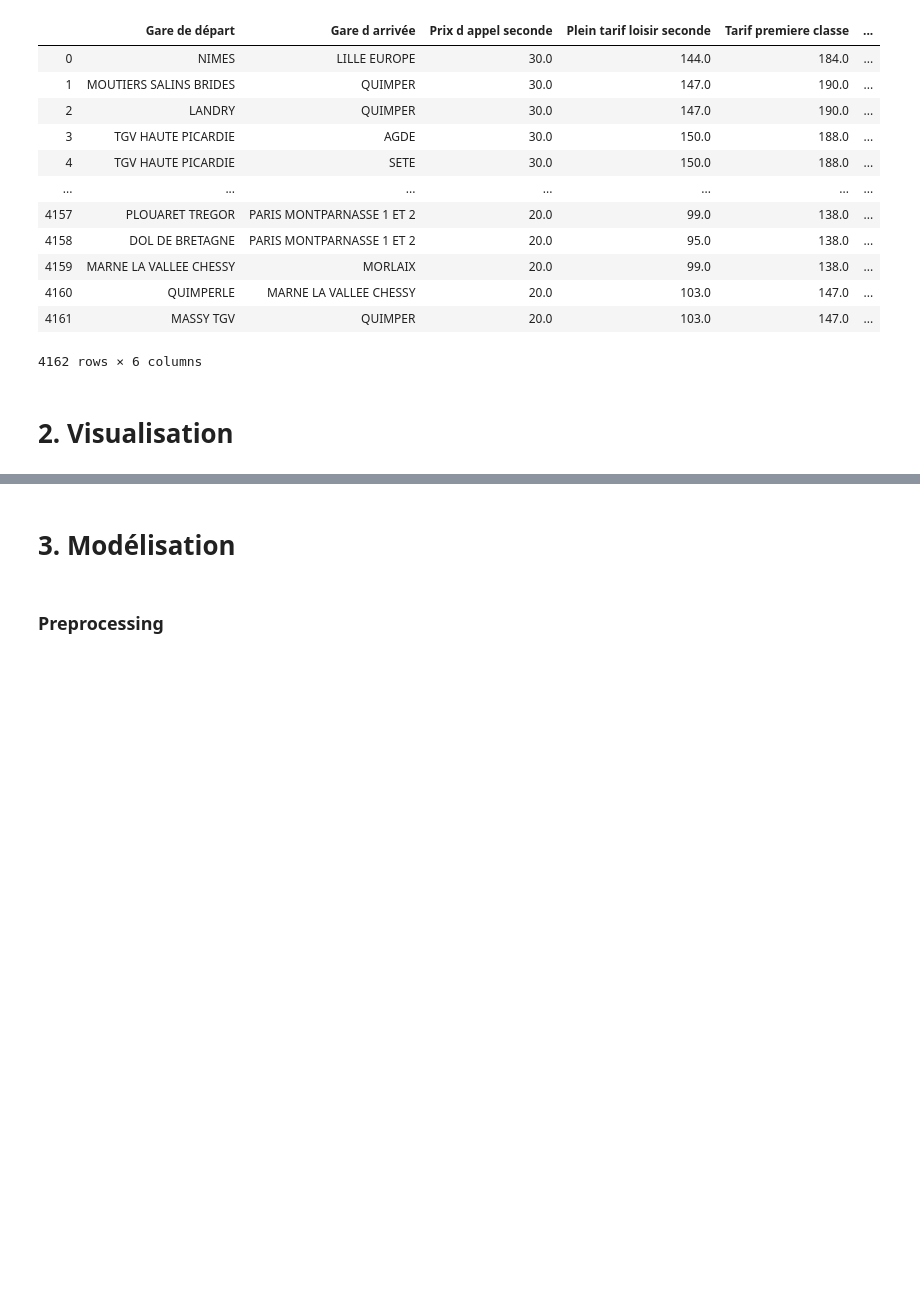
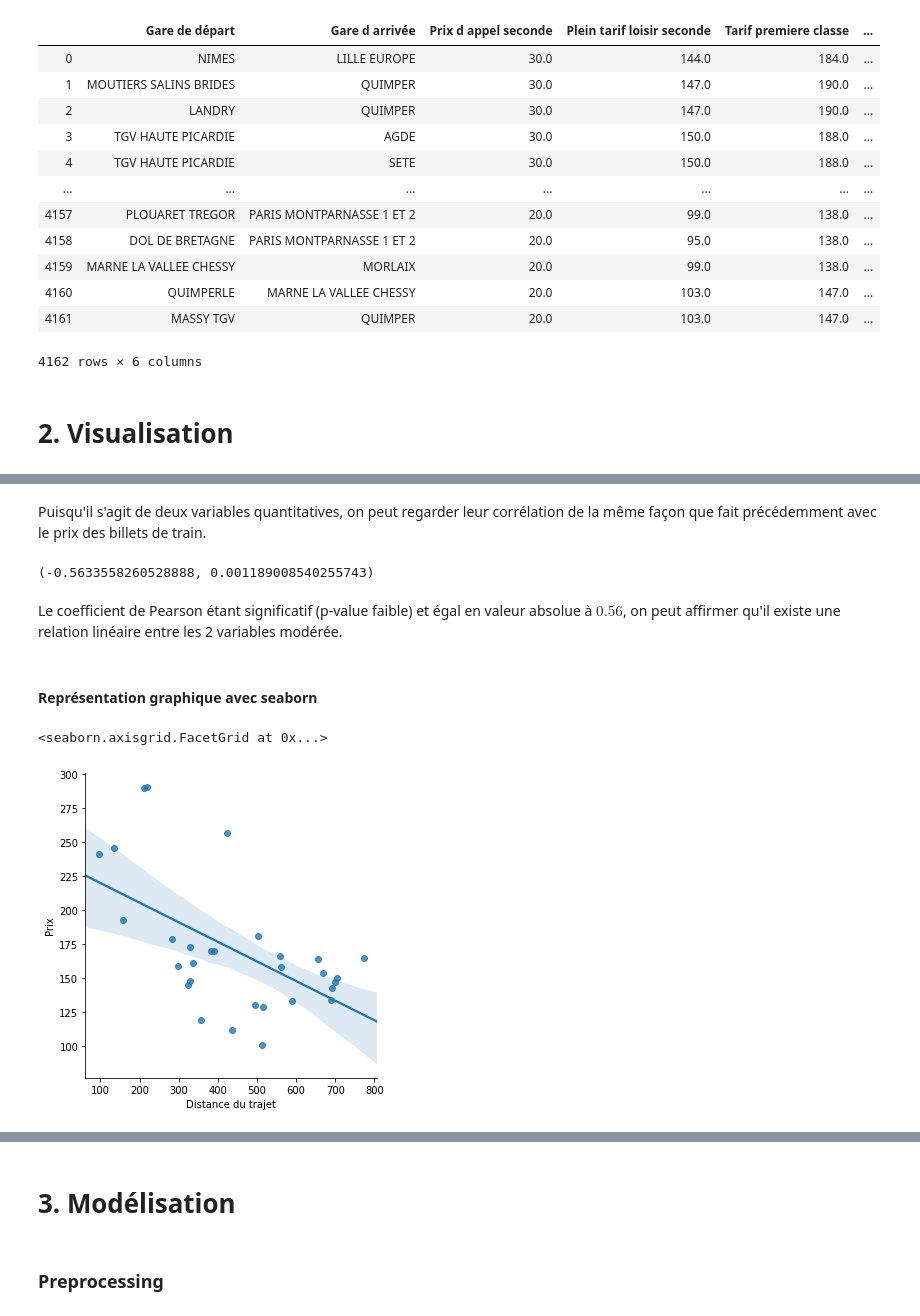
Before and after one commit to YohanWloczysiak/ProjetPythonA2S1, a Jupyter notebook: Rapport.ipynb, the cells around one changed output, grey strips where cells are left out. Cells and saved outputs as stored; diff of their text form; code cells hidden in the pictures; blank space fills up the shorter version.

```diff
--- a/Rapport.ipynb
+++ b/Rapport.ipynb
@@ -568,0 +801,3 @@ bdd_sncf.to_csv('bdd_sncf.csv', header = True, index = False)
+# %%
+bdd_corr_2 = bdd_corr.drop(['Prix moyen'], axis = 1)
+bdd_corr_2.head(5)
@@ -568,0 +811,16 @@ bdd_sncf.to_csv('bdd_sncf.csv', header = True, index = False)
+# %% [markdown]
+Puisqu'il s'agit de deux variables quantitatives, on peut regarder leur corrélation de la même façon que fait précédemment avec le prix des billets de train.
+# %%
+## Test de Pearson
+stats.pearsonr(bdd_corr_2['Prix'], bdd_corr_2['Distance du trajet'])
+# %% [output]
+(-0.5633558260528888, 0.001189008540255743)
+# %% [markdown]
+Le coefficient de Pearson étant significatif (p-value faible) et égal en valeur absolue à $0.56$, on peut affirmer qu'il existe une relation linéaire entre les 2 variables modérée.
+# %% [markdown]
+#### Représentation graphique avec seaborn
+# %%
+sn.lmplot(x = 'Distance du trajet', y = 'Prix', data = bdd_corr_2)
+# %% [output]
+<seaborn.axisgrid.FacetGrid at 0x...>
+[figure, added]
```
Also changed, not shown: parts of 71 cells of this notebook.
